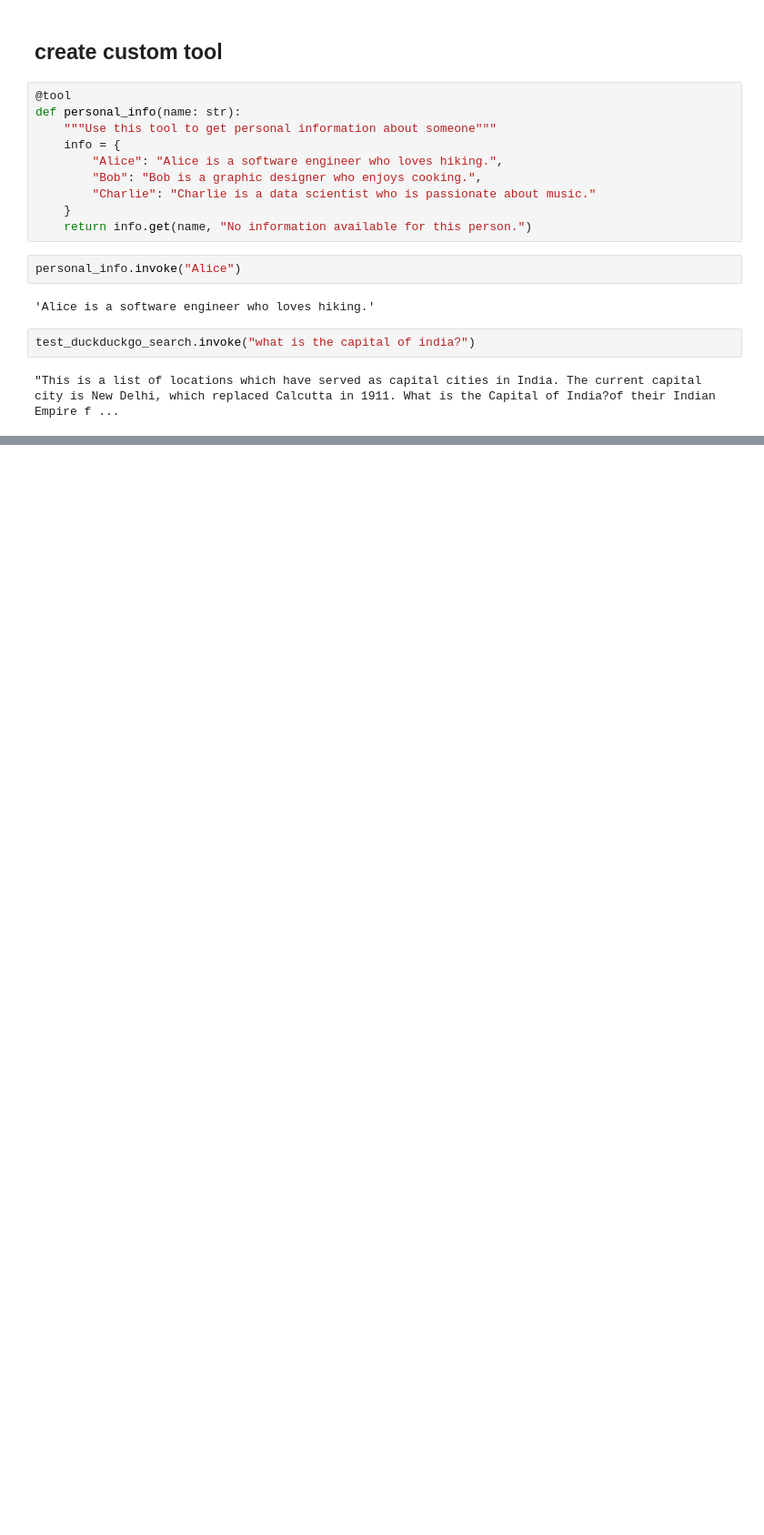
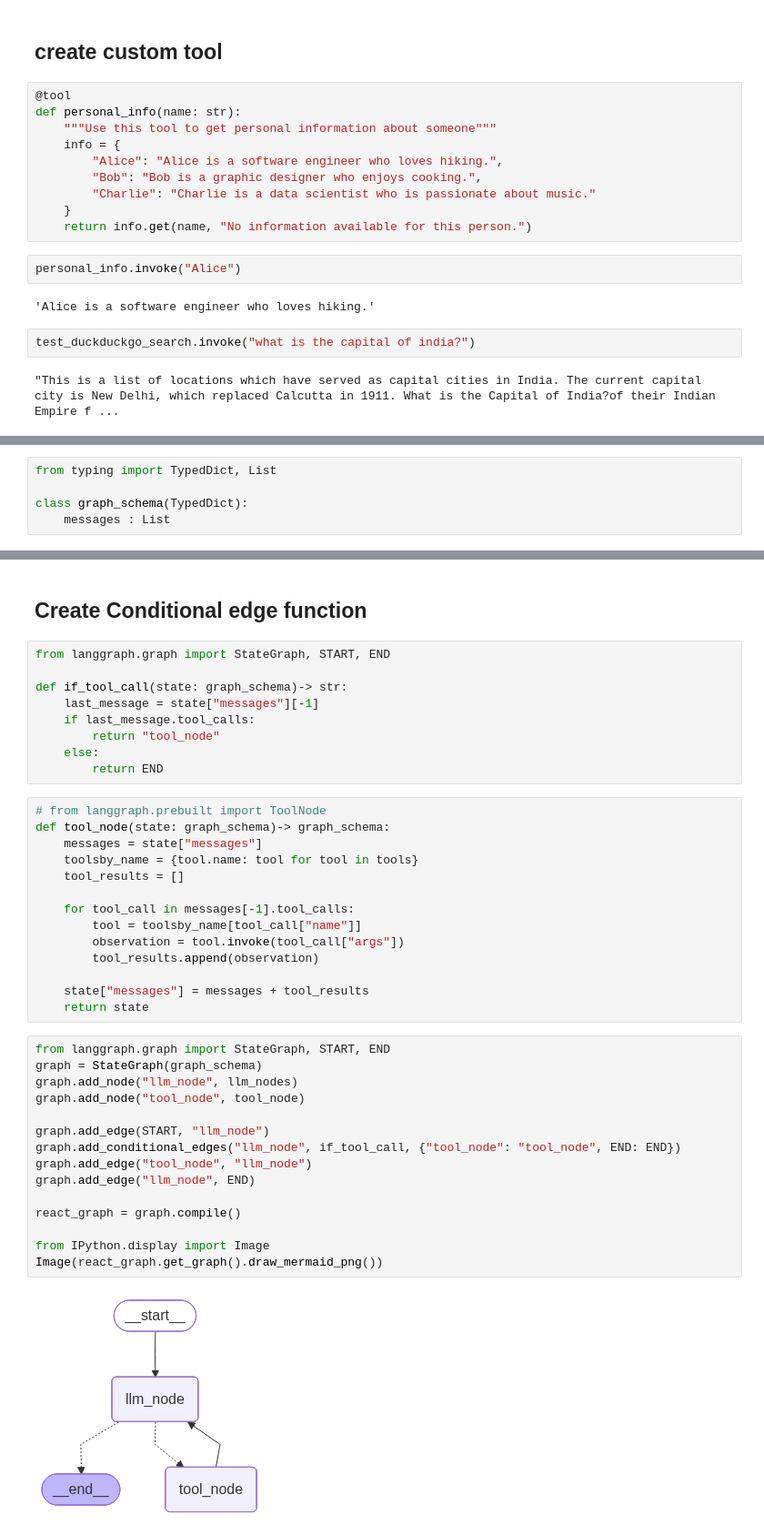
Before and after one commit to S-SuryaPrakash/langgraph-tutorial, a Jupyter notebook: 5_tools.ipynb, the cells around one changed output, grey strips where cells are left out. Shown at 91% size. Drawn from its saved outputs; the diff is of its cells as text; blank space fills up the shorter version.

Commit message:
Got to know about react agents and conditional edges

```diff
--- a/5_tools.ipynb
+++ b/5_tools.ipynb
@@ -72,0 +92,5 @@ test_duckduckgo_search.invoke("what is the capital of india?")
+# %%
+from typing import TypedDict, List
+
+class graph_schema(TypedDict):
+    messages : List
@@ -72,0 +113,42 @@ test_duckduckgo_search.invoke("what is the capital of india?")
+# %% [markdown]
+## Create Conditional edge function
+# %%
+from langgraph.graph import StateGraph, START, END
+
+def if_tool_call(state: graph_schema)-> str:
+    last_message = state["messages"][-1]
+    if last_message.tool_calls:
+        return "tool_node"
+    else:
+        return END
+# %%
+# from langgraph.prebuilt import ToolNode
+def tool_node(state: graph_schema)-> graph_schema:
+    messages = state["messages"]
+    toolsby_name = {tool.name: tool for tool in tools}
+    tool_results = []
+
+    for tool_call in messages[-1].tool_calls:
+        tool = toolsby_name[tool_call["name"]]
+        observation = tool.invoke(tool_call["args"])
+        tool_results.append(observation)
+
+    state["messages"] = messages + tool_results
+    return state
+# %%
+from langgraph.graph import StateGraph, START, END
+graph = StateGraph(graph_schema)
+graph.add_node("llm_node", llm_nodes)
+graph.add_node("tool_node", tool_node)
+
+graph.add_edge(START, "llm_node")
+graph.add_conditional_edges("llm_node", if_tool_call, {"tool_node": "tool_node", END: END})
+graph.add_edge("tool_node", "llm_node")
+graph.add_edge("llm_node", END)
+
+react_graph = graph.compile()
+
+from IPython.display import Image
+Image(react_graph.get_graph().draw_mermaid_png())
+# %% [output]
+[figure, added]
```
Also changed, not shown: parts of 8 cells of this notebook.
